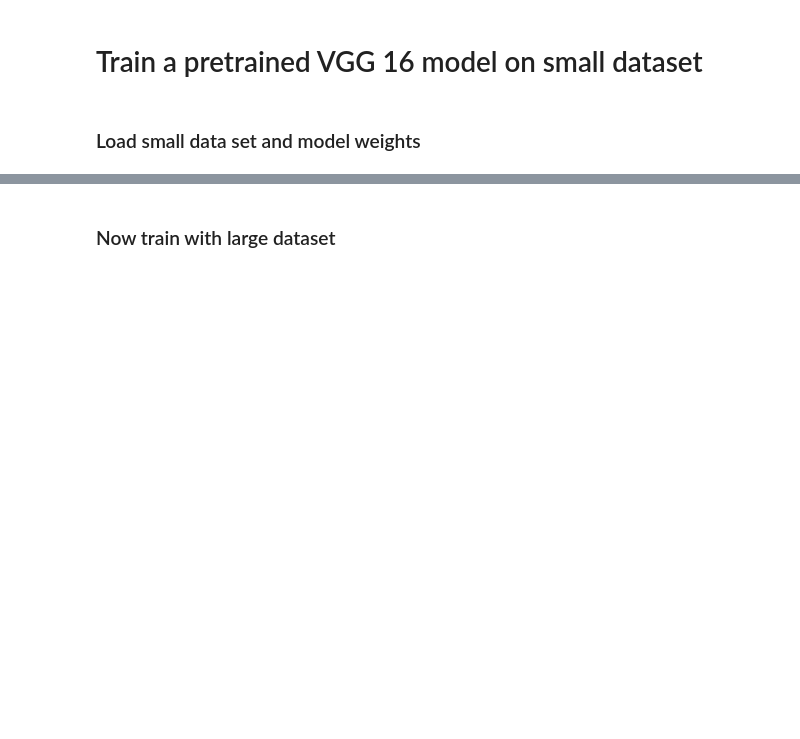
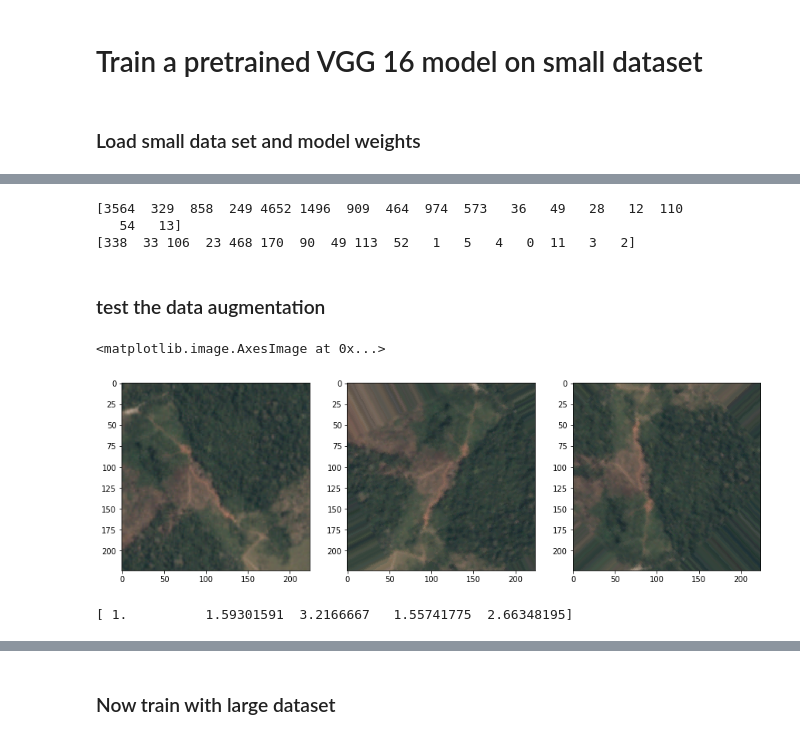
Before and after one commit to chaovite/cs231n-kaggle-amazon, a Jupyter notebook: main_visu.ipynb, the cells around one changed output, grey strips where cells are left out. Drawn from its saved outputs; the diff is of its cells as text; code cells hidden in the pictures; blank space fills up the shorter version.

```diff
--- a/main_visu.ipynb
+++ b/main_visu.ipynb
@@ -11,6 +11,10 @@ import tensorflow as tf
 import prep_utils
 prep_utils = imp.reload(prep_utils)
 from prep_utils import *
+
+from models import image_prep_helpers as helpers
+helpers = imp.reload(helpers)
+
 import numpy as np
 import matplotlib.pyplot as plt
 import matplotlib.image as mpimg
@@ -225,0 +233,10 @@ KeyboardInterrupt:
+# %%
+import collections
+prep_utils = imp.reload(prep_utils)
+from prep_utils import *
+
+x_train_small, y_train_small = balance_data(x_train_small, y_train_small, label_list, top = 5)
+print('x_train_small:',x_train_small.shape)
+print('y_train_small',y_train_small.shape)
+print('x_val_small', x_val_small.shape)
+print('y_val_small', y_val_small.shape)
@@ -225,0 +254,46 @@ KeyboardInterrupt:
+# %%
+print(np.sum(y_train_small,axis=0))
+# %% [output]
+[3564  329  858  249 4652 1496  909  464  974  573   36   49   28   12  110
+   54   13]
+[338  33 106  23 468 170  90  49 113  52   1   5   4   0  11   3   2]
+# %% [markdown]
+### test the data augmentation
+# %%
+plt.rcParams['figure.figsize'] = (20.0, 10.0) # set default size of plots
+helpers = imp.reload(helpers)
+from keras.preprocessing.image import ImageDataGenerator
+# generate a batch of augmented images.
+# x_batch, y_batch =ImageDataGenerator().flow(x_train_small[5:6,:,:,:], y_train_small[5:6,:], 1).next()
+n=250
+x_batch, y_batch = helpers.batch_data_generator_train(x_train_small[n:n+1,:,:,:], y_train_small[n:n+1,:], 1).next()
+x_batch = x_batch.astype(np.uint8)
+x_original, y_original = x_train_small[n,:,:,:], y_train_small[n,:]
+
+plt.subplot(1,4,1)
+plt.imshow(x_original)
+plt.subplot(1,4,2)
+plt.imshow(x_batch[0,:,:,:])
+
+x_batch, y_batch = helpers.batch_data_generator_train(x_train_small[n:n+1,:,:,:], y_train_small[n:n+1,:], 1).next()
+x_batch = x_batch.astype(np.uint8)
+plt.subplot(1,4,3)
+plt.imshow(x_batch[0,:,:,:])
+
+# x_batch, y_batch = helpers.batch_data_generator_train(x_train_small[n:n+1,:,:,:], y_train_small[n:n+1,:], 1).next()
+# x_batch = x_batch.astype(np.uint8)
+
+# plt.subplot(1,4,4)
+# plt.imshow(x_batch[0,:,:,:])
+# %% [output]
+<matplotlib.image.AxesImage at 0x...>
+[figure, added]
+# %%
+#get a weights for different classes.
+frq = np.sum(y_train_small, axis=0).astype(np.float32)
+# weights_classes = 1 - frq/np.sum(frq)
+weights_classes = np.max(frq)/frq
+print(weights_classes)
+# [934 310 201 96 194 124]
+# %% [output]
+[ 1.          1.59301591  3.2166667   1.55741775  2.66348195]
```
Also changed, not shown: parts of 32 cells of this notebook, 4 other files.
